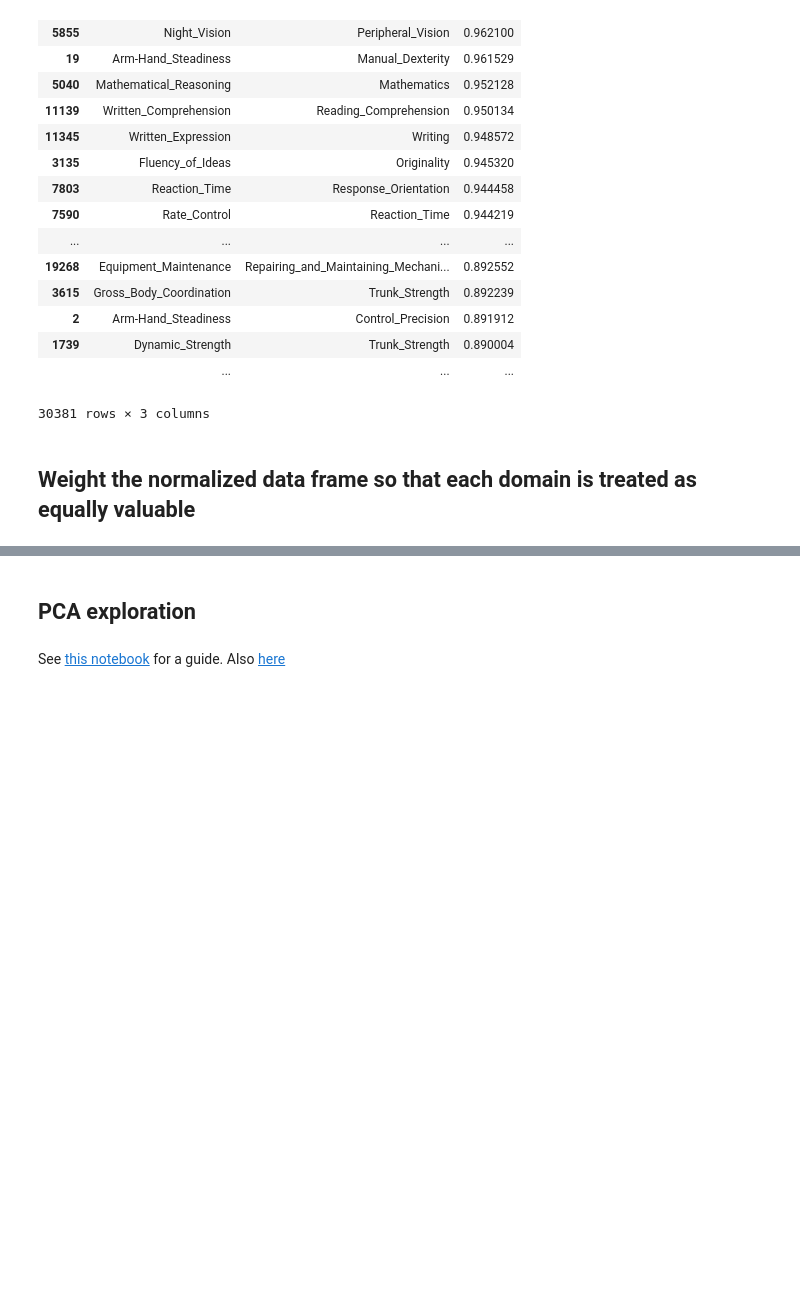
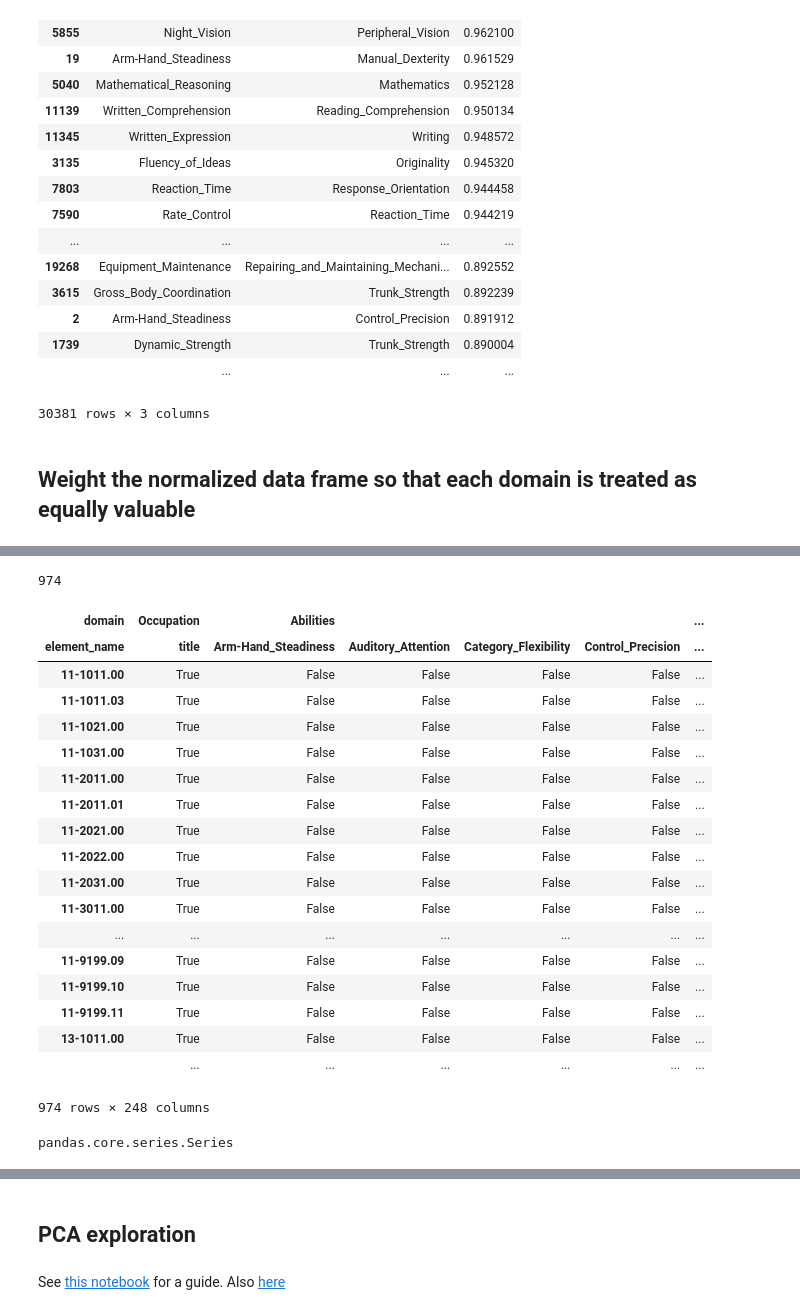
Before and after one commit to annaswigart/career-xplorer, a Jupyter notebook: ipython_notebooks/data_manipulation.ipynb, the cells around one changed output, grey strips where cells are left out. Drawn from its saved outputs; the diff is of its cells as text; code cells hidden in the pictures; blank space fills up the shorter version.

```diff
--- a/ipython_notebooks/data_manipulation.ipynb
+++ b/ipython_notebooks/data_manipulation.ipynb
@@ -599,0 +611,4 @@ weighted_df.head()
+# %%
+len(set(weighted_df.index))
+# %% [output]
+974
@@ -599,0 +620,27 @@ weighted_df.head()
+# %%
+normed_df.apply(lambda x: x > 5, axis =1)
+# %% [output]
+| domain | Occupation | Abilities |  |  |  | ... |
+| element_name | title | Arm-Hand_Steadiness | Auditory_Attention | Category_Flexibility | Control_Precision | ... |
+| 11-1011.00 | True | False | False | False | False | ... |
+| 11-1011.03 | True | False | False | False | False | ... |
+| 11-1021.00 | True | False | False | False | False | ... |
+| 11-1031.00 | True | False | False | False | False | ... |
+| 11-2011.00 | True | False | False | False | False | ... |
+| 11-2011.01 | True | False | False | False | False | ... |
+| 11-2021.00 | True | False | False | False | False | ... |
+| 11-2022.00 | True | False | False | False | False | ... |
+| 11-2031.00 | True | False | False | False | False | ... |
+| 11-3011.00 | True | False | False | False | False | ... |
+| ... | ... | ... | ... | ... | ... | ... |
+| 11-9199.09 | True | False | False | False | False | ... |
+| 11-9199.10 | True | False | False | False | False | ... |
+| 11-9199.11 | True | False | False | False | False | ... |
+| 13-1011.00 | True | False | False | False | False | ... |
+|  | ... | ... | ... | ... | ... | ... |
+974 rows × 248 columns
+# %%
+occ_titles = weighted_df.Occupation.title
+type(occ_titles)
+# %% [output]
+pandas.core.series.Series
```
Also changed, not shown: parts of 16 cells of this notebook.
